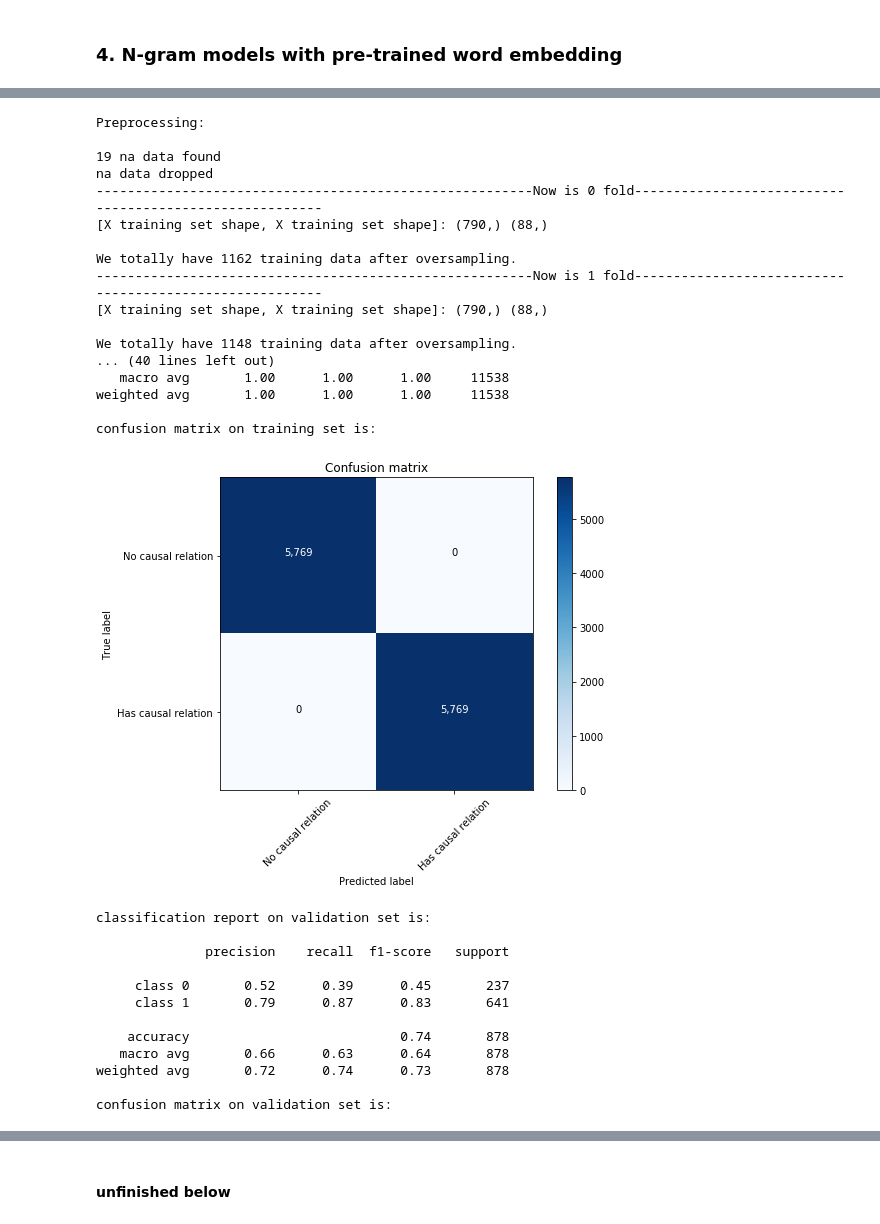
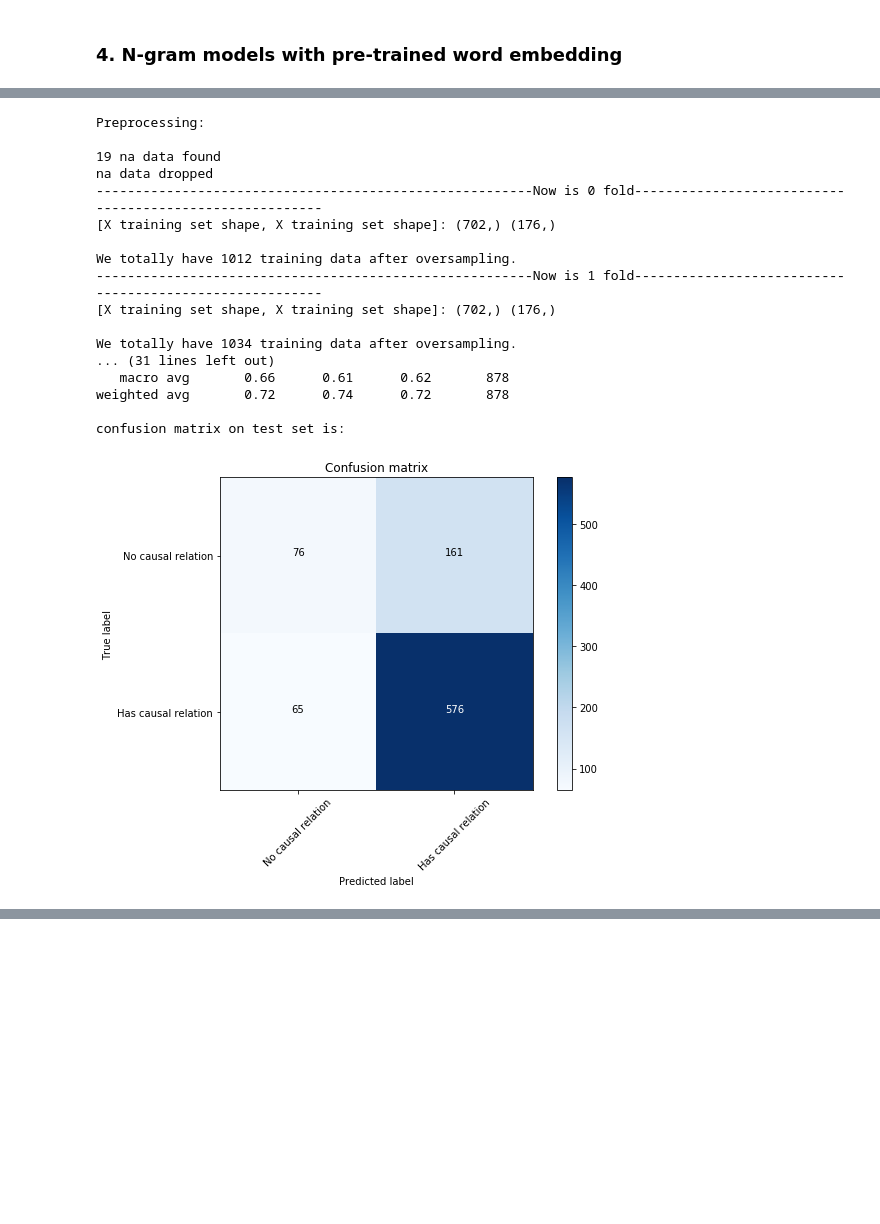
Before and after one commit to SSIML2021/SSIML2021, a Jupyter notebook: notebooks/1.1-causal-relation-precense-fasttext.ipynb, the cells around one changed output, grey strips where cells are left out. Saved outputs shown, nothing was run; the diff lists cells and outputs as text; code cells hidden in the pictures; blank space fills up the shorter version.

```diff
--- a/notebooks/1.1-causal-relation-precense-fasttext.ipynb
+++ b/notebooks/1.1-causal-relation-precense-fasttext.ipynb
@@ -350,5 +373,5 @@ def run(X, y, wordNgrams=1, pretrainedVectors=""):
 # %%
-run(X, y, wordNgrams=1)
+run(X, y, wordNgrams=2,threads=10)
 # %% [output]
 Preprocessing:
 
@@ -384,5 +394,5 @@ confusion matrix on validation set is:
 # %%
-run(X, y, wordNgrams=2)
+run(X, y, wordNgrams=3,threads=10)
 # %% [output]
 Preprocessing:
 
@@ -418,2 +414,0 @@ confusion matrix on validation set is:
-# %%
-run(X, y, wordNgrams=3)
@@ -469,0 +432,3 @@ Bert           | 0.91        | 0.91     | <b>0.91</b> | 0.63 | 0.61 | <b>0.62</b
+# %%
+# set threads according to your CPU
+run(X, y, wordNgrams=1, pretrainedVectors='wiki.en.vec',threads=10)
@@ -470,33 +454,21 @@ Bert           | 0.91        | 0.91     | <b>0.91</b> | 0.63 | 0.61 | <b>0.62</b
 # %%
-run(X, y, wordNgrams=1, pretrainedVectors='wiki.en.vec')
+run(X, y, wordNgrams=2, pretrainedVectors='wiki.en.vec',threads=10)
 # %% [output]
 Preprocessing:
 
 19 na data found
 na data dropped
 --------------------------------------------------------Now is 0 fold--------------------------------------------------------
-[X training set shape, X training set shape]: (790,) (88,)
+[X training set shape, X training set shape]: (702,) (176,)
 
-We totally have 1162 training data after oversampling.
+We totally have 1012 training data after oversampling.
 --------------------------------------------------------Now is 1 fold--------------------------------------------------------
-[X training set shape, X training set shape]: (790,) (88,)
+[X training set shape, X training set shape]: (702,) (176,)
 
-We totally have 1148 training data after oversampling.
-... (40 lines left out)
-   macro avg       1.00      1.00      1.00     11538
-weighted avg       1.00      1.00      1.00     11538
+We totally have 1034 training data after oversampling.
+... (31 lines left out)
+   macro avg       0.66      0.61      0.62       878
+weighted avg       0.72      0.74      0.72       878
 
-confusion matrix on training set is:
+confusion matrix on test set is:
-[figure, old version]
+[figure, new version]
-classification report on validation set is:
-
-              precision    recall  f1-score   support
-
-     class 0       0.52      0.39      0.45       237
-     class 1       0.79      0.87      0.83       641
-
-    accuracy                           0.74       878
-   macro avg       0.66      0.63      0.64       878
-weighted avg       0.72      0.74      0.73       878
-
-confusion matrix on validation set is:
@@ -504,3 +475 @@ confusion matrix on validation set is:
-# %% [markdown]
-#### unfinished below
 # %%
```
Also changed, not shown: parts of 17 cells of this notebook.
